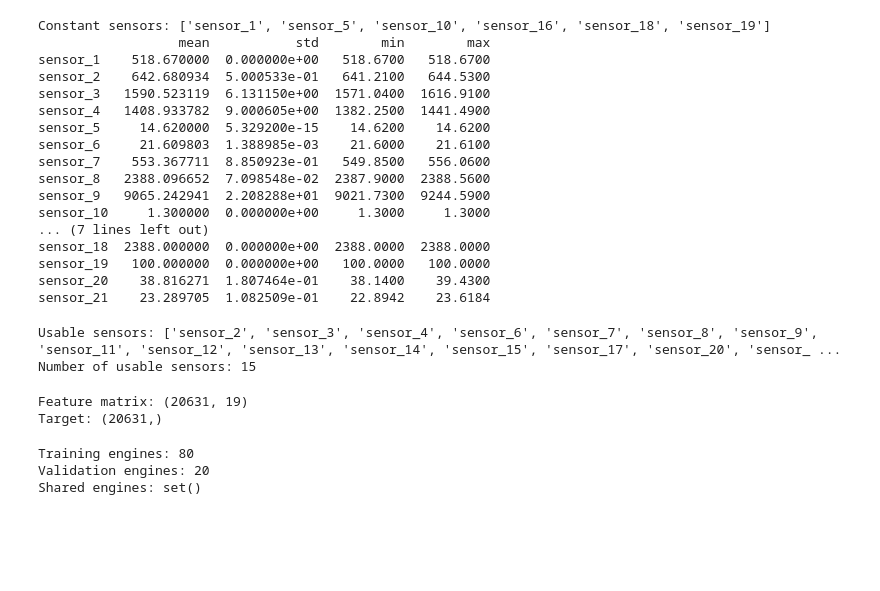
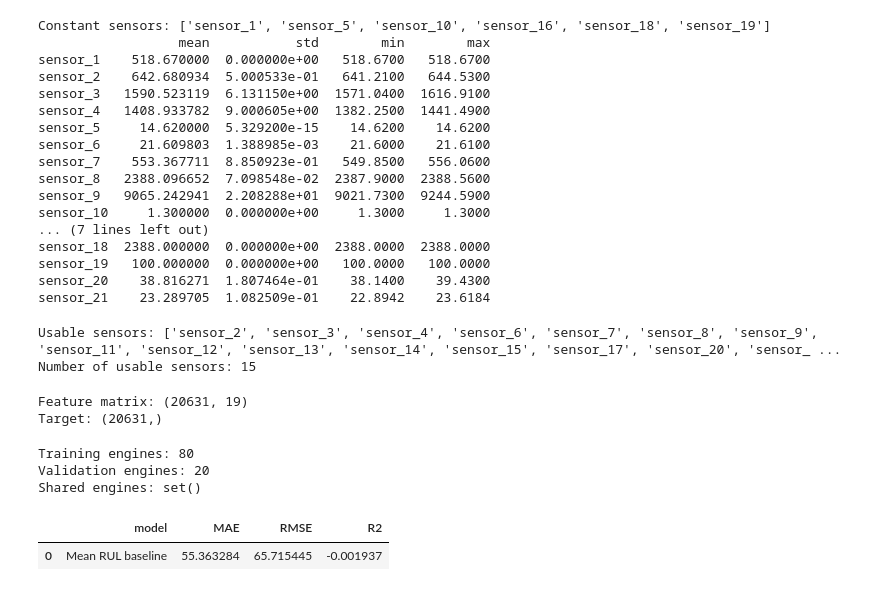
Before and after one commit to aishab-creator/mma3001-project, a Jupyter notebook: notebooks/01_fd001_baseline.ipynb, the cells around one changed output. Saved outputs shown, nothing was run; the diff lists cells and outputs as text; code cells hidden in the pictures; blank space fills up the shorter version.

```diff
--- a/notebooks/01_fd001_baseline.ipynb
+++ b/notebooks/01_fd001_baseline.ipynb
@@ -342,3 +343,23 @@ def evaluate_model(name, y_true, y_prediction):
         "RMSE": rmse,
         "R2": r_squared,
     }
+# %%
+mean_training_rul = y_train.mean()
+
+baseline_predictions = np.full(
+    shape=len(y_validation),
+    fill_value=mean_training_rul
+)
+
+results = [
+    evaluate_model(
+        "Mean RUL baseline",
+        y_validation,
+        baseline_predictions
+    )
+]
+
+pd.DataFrame(results)
+# %% [output]
+|  | model | MAE | RMSE | R2 |
+| 0 | Mean RUL baseline | 55.363284 | 65.715445 | -0.001937 |
```
Also changed, not shown: parts of 6 cells of this notebook.
